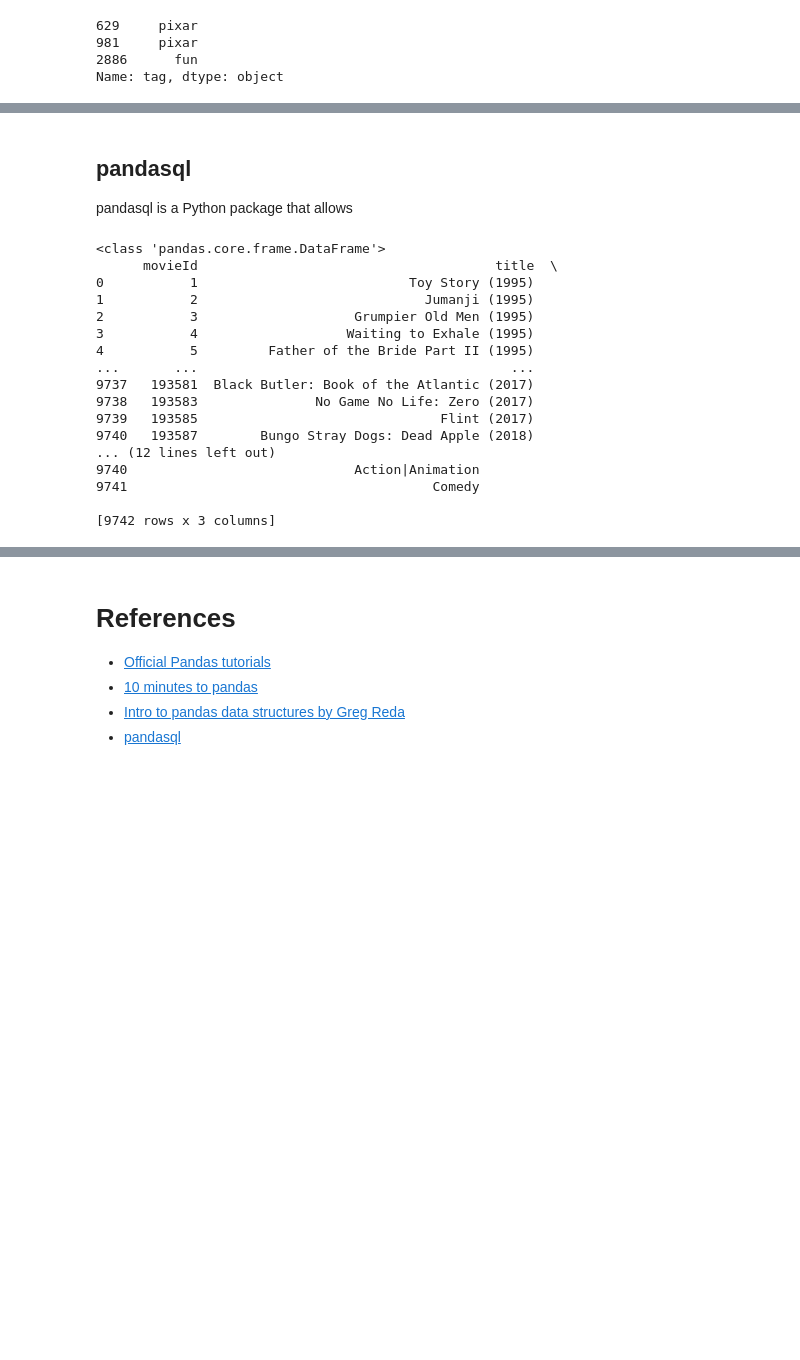
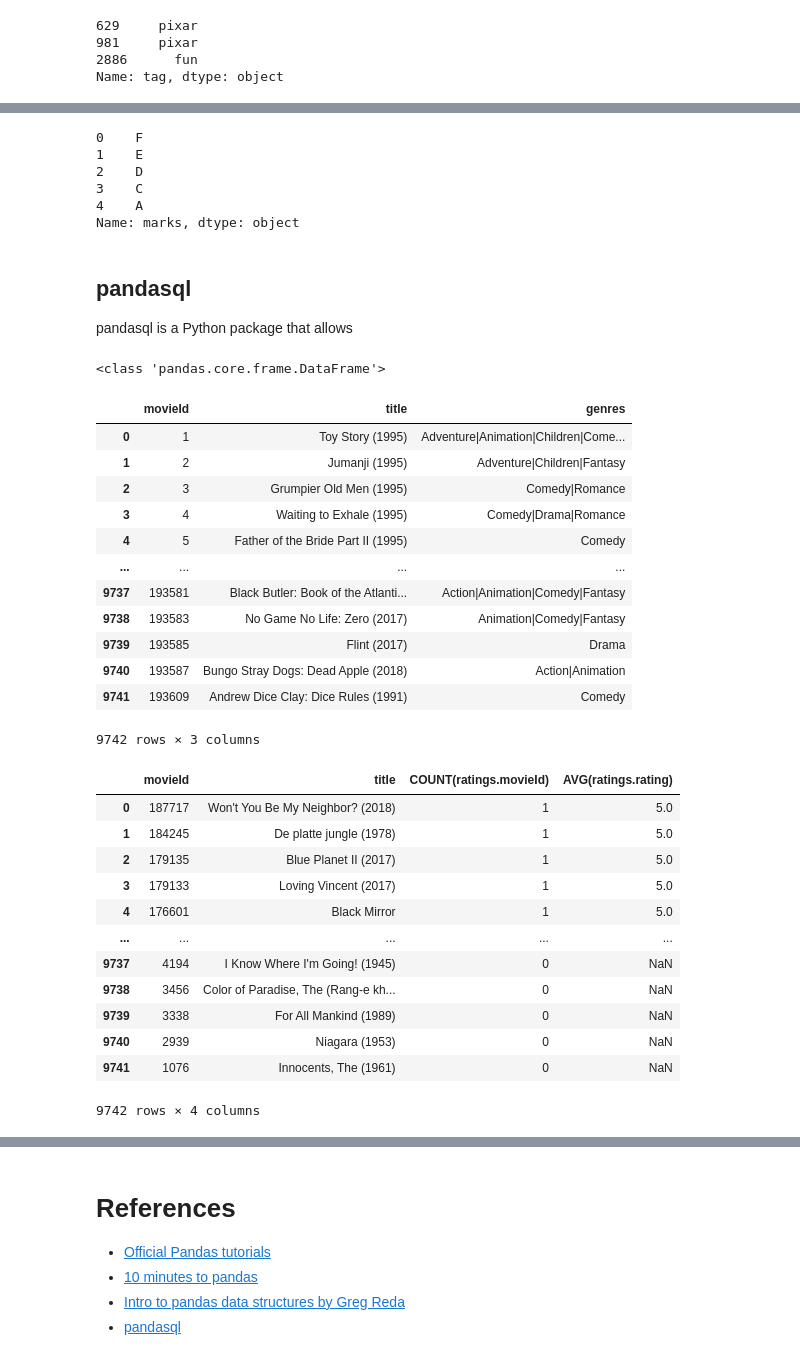
Before and after one commit to PraveenBanasode/vtufdp, a Jupyter notebook: 03_Pandas.ipynb, the cells around one changed output, grey strips where cells are left out. Drawn from its saved outputs; the diff is of its cells as text; code cells hidden in the pictures; blank space fills up the shorter version.

Commit message:
Add apply() to pandas tutorial

```diff
--- a/03_Pandas.ipynb
+++ b/03_Pandas.ipynb
@@ -384,3 +414,30 @@ m.sort_values(['rating'], ascending=False)
+# %%
+def calc_grade(marks):
+    if marks < 40:
+        return 'F'
+    elif marks < 51:
+        return 'E'
+    elif marks < 61:
+        return 'D'
+    elif marks < 71:
+        return 'C'
+    elif marks < 81:
+        return 'B'
+    elif marks < 91:
+        return 'A'
+    elif marks < 101:
+        return 'S'
+    else:
+        return None
+
+df_marks['marks'].apply(calc_grade)
+# %% [output]
+0    F
+1    E
+2    D
+3    C
+4    A
+Name: marks, dtype: object
 # %% [markdown]
 ## pandasql
 
@@ -392,22 +449,37 @@ pysqldf = lambda q: sqldf(q, globals())
 
 res = pysqldf('SELECT * FROM movies')
 print(type(res))
-print(res)
+res
 # %% [output]
 <class 'pandas.core.frame.DataFrame'>
-      movieId                                      title  \
-0           1                           Toy Story (1995)
-1           2                             Jumanji (1995)
-2           3                    Grumpier Old Men (1995)
-3           4                   Waiting to Exhale (1995)
-4           5         Father of the Bride Part II (1995)
-...       ...                                        ...
-9737   193581  Black Butler: Book of the Atlantic (2017)
-9738   193583               No Game No Life: Zero (2017)
-9739   193585                               Flint (2017)
-9740   193587        Bungo Stray Dogs: Dead Apple (2018)
-... (12 lines left out)
-9740                             Action|Animation
-9741                                       Comedy
-
-[9742 rows x 3 columns]
+|  | movieId | title | genres |
+| 0 | 1 | Toy Story (1995) | Adventure|Animation|Children|Come... |
+| 1 | 2 | Jumanji (1995) | Adventure|Children|Fantasy |
+| 2 | 3 | Grumpier Old Men (1995) | Comedy|Romance |
+| 3 | 4 | Waiting to Exhale (1995) | Comedy|Drama|Romance |
+| 4 | 5 | Father of the Bride Part II (1995) | Comedy |
+| ... | ... | ... | ... |
+| 9737 | 193581 | Black Butler: Book of the Atlanti... | Action|Animation|Comedy|Fantasy |
+| 9738 | 193583 | No Game No Life: Zero (2017) | Animation|Comedy|Fantasy |
+| 9739 | 193585 | Flint (2017) | Drama |
+| 9740 | 193587 | Bungo Stray Dogs: Dead Apple (2018) | Action|Animation |
+| 9741 | 193609 | Andrew Dice Clay: Dice Rules (1991) | Comedy |
+9742 rows × 3 columns
+# %%
+q = '''SELECT movies.movieId, movies.title, COUNT(ratings.movieId), AVG(ratings.rating) FROM movies LEFT JOIN ratings ON movies.movieId=ratings.movieId GROUP BY movies.movieId ORDER BY AVG(ratings.rating) DESC'''
+#q = 'SELECT movies.movieId, movies.title, links.imdbId FROM movies LEFT JOIN links ON movies.movieId=links.movieId'
+pysqldf(q)
+# %% [output]
+|  | movieId | title | COUNT(ratings.movieId) | AVG(ratings.rating) |
+| 0 | 187717 | Won't You Be My Neighbor? (2018) | 1 | 5.0 |
+| 1 | 184245 | De platte jungle (1978) | 1 | 5.0 |
+| 2 | 179135 | Blue Planet II (2017) | 1 | 5.0 |
+| 3 | 179133 | Loving Vincent (2017) | 1 | 5.0 |
+| 4 | 176601 | Black Mirror | 1 | 5.0 |
+| ... | ... | ... | ... | ... |
+| 9737 | 4194 | I Know Where I'm Going! (1945) | 0 | NaN |
+| 9738 | 3456 | Color of Paradise, The (Rang-e kh... | 0 | NaN |
+| 9739 | 3338 | For All Mankind (1989) | 0 | NaN |
+| 9740 | 2939 | Niagara (1953) | 0 | NaN |
+| 9741 | 1076 | Innocents, The (1961) | 0 | NaN |
+9742 rows × 4 columns
```
Also changed, not shown: parts of 7 cells of this notebook.
